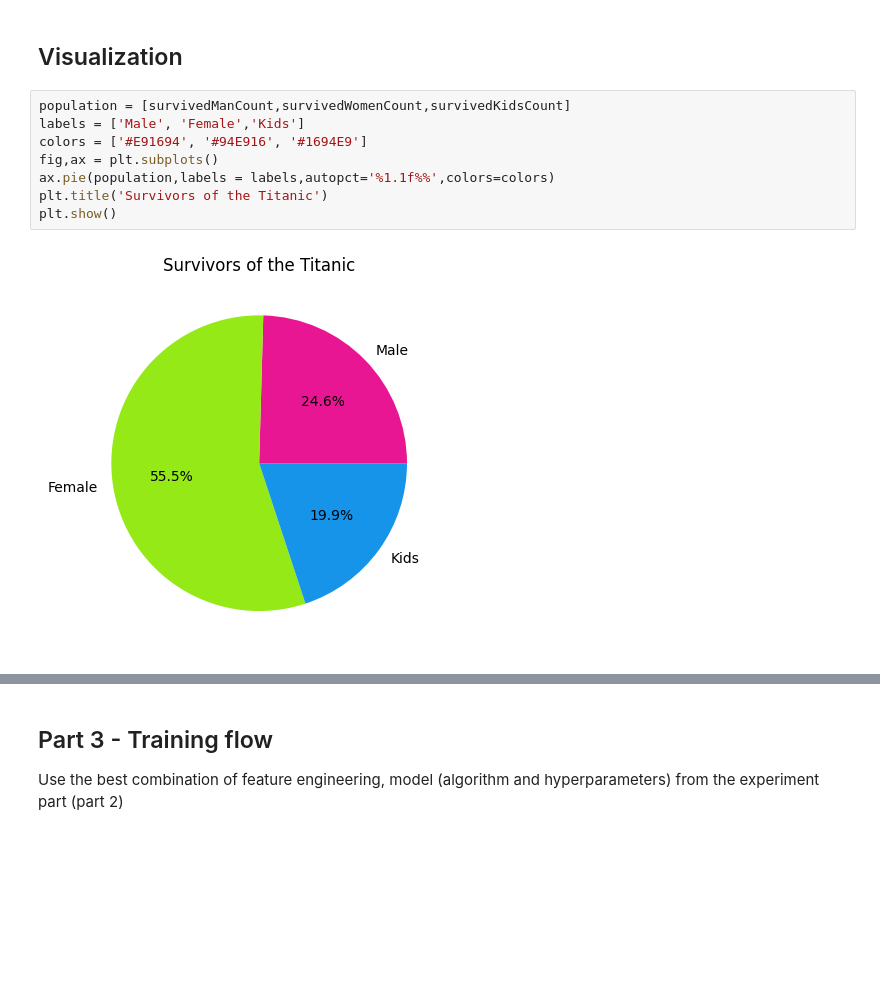
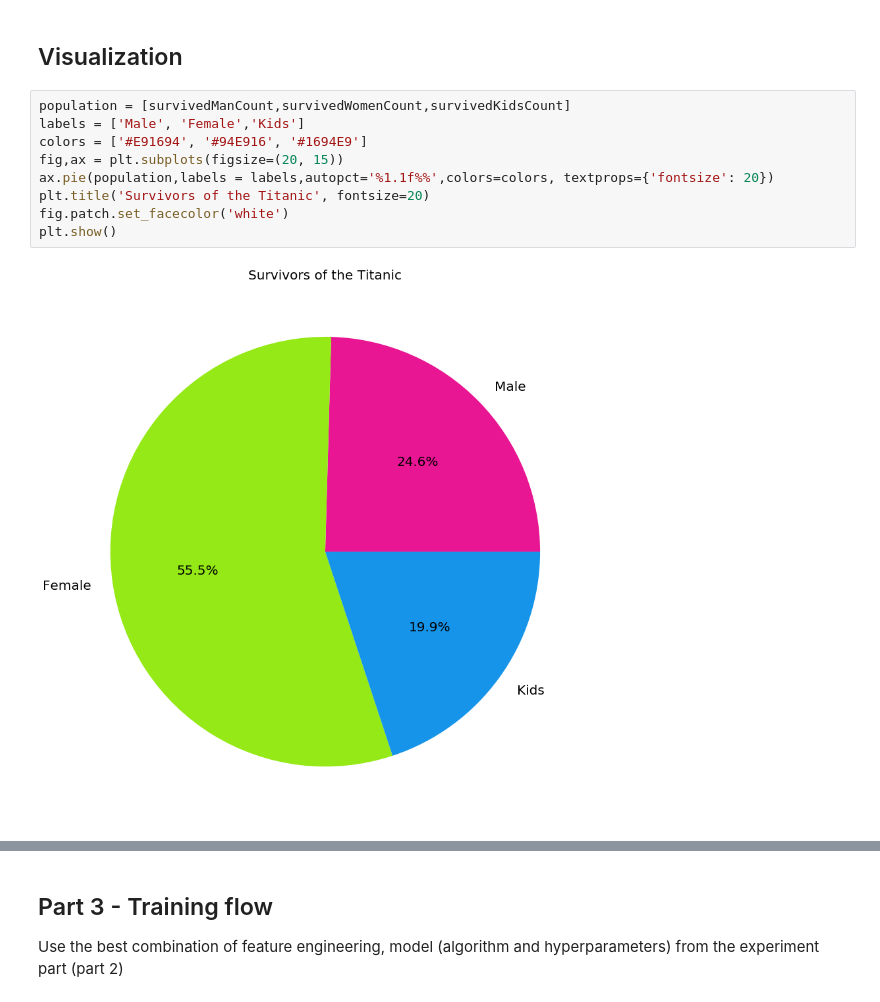
Before and after one commit to eranCat/TitanicML, a Jupyter notebook: Assignment2_supervised_learning_flow.ipynb, the cells around one changed output, grey strips where cells are left out. Saved outputs shown, nothing was run; the diff lists cells and outputs as text; blank space fills up the shorter version.

```diff
--- a/Assignment2_supervised_learning_flow.ipynb
+++ b/Assignment2_supervised_learning_flow.ipynb
@@ -66,10 +66,11 @@ dtype: int64
 # %%
 population = [survivedManCount,survivedWomenCount,survivedKidsCount]
 labels = ['Male', 'Female','Kids']
 colors = ['#E91694', '#94E916', '#1694E9']
-fig,ax = plt.subplots()
-ax.pie(population,labels = labels,autopct='%1.1f%%',colors=colors)
-plt.title('Survivors of the Titanic')
+fig,ax = plt.subplots(figsize=(20, 15))
+ax.pie(population,labels = labels,autopct='%1.1f%%',colors=colors, textprops={'fontsize': 20})
+plt.title('Survivors of the Titanic', fontsize=20)
+fig.patch.set_facecolor('white')
 plt.show()
 # %% [output]
-[figure, old version]
+[figure, new version]
```
Also changed, not shown: parts of 8 cells of this notebook.
